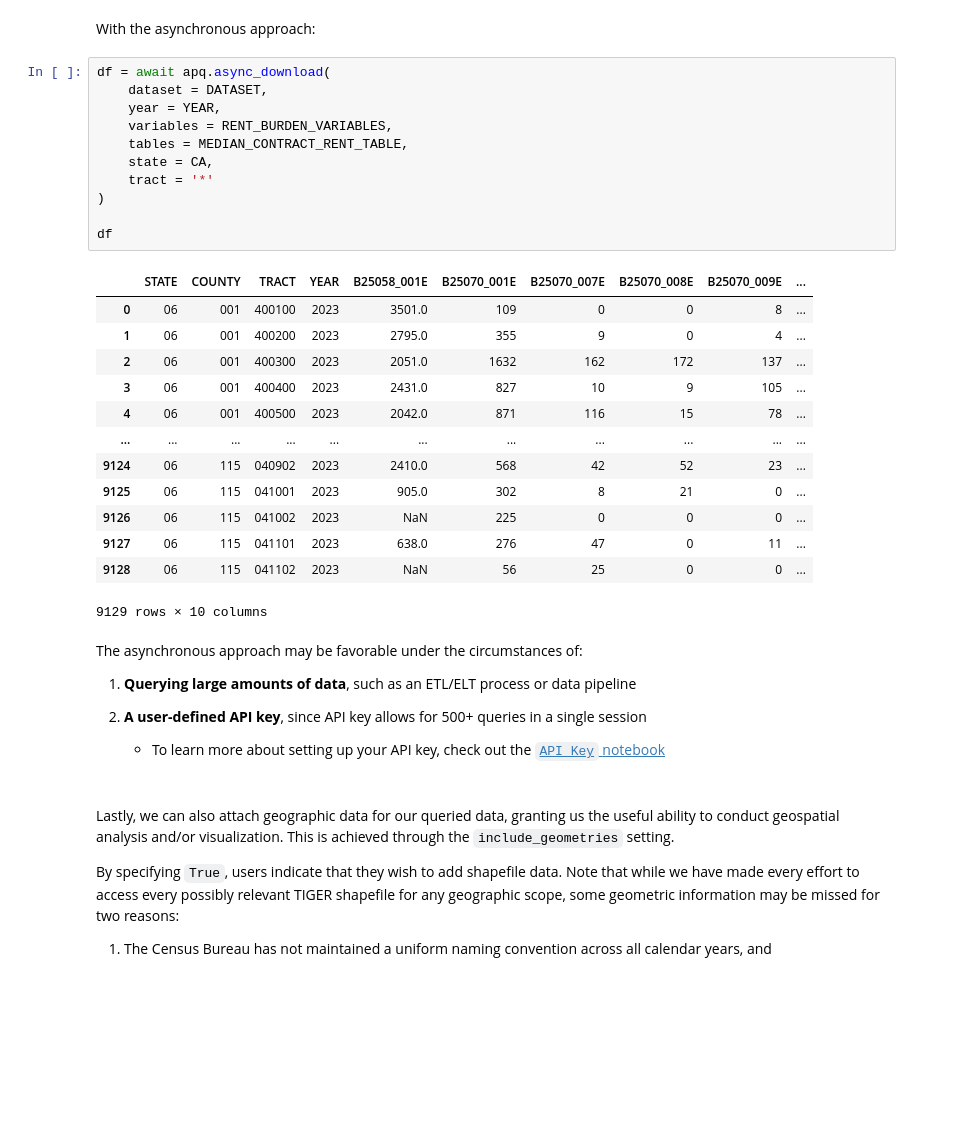
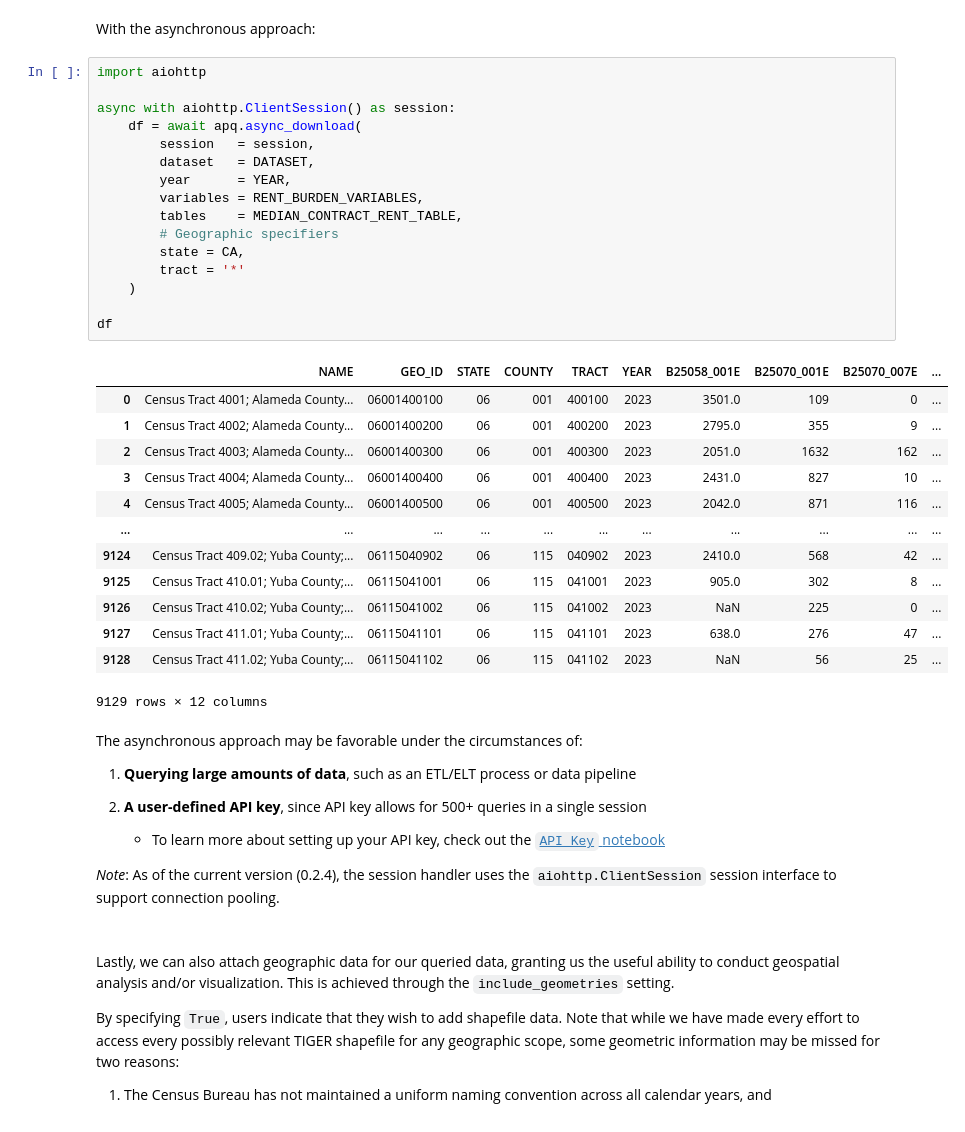
Before and after one commit to ramindersinghdubb/acspsuedo, a Jupyter notebook: notebooks/Querying_Data_ACS5_2023.ipynb, the cells around one changed output. Saved outputs shown, nothing was run; the diff lists cells and outputs as text; blank space fills up the shorter version.

```diff
--- a/notebooks/Querying_Data_ACS5_2023.ipynb
+++ b/notebooks/Querying_Data_ACS5_2023.ipynb
@@ -236,30 +237,35 @@ apq.download(
 # %% [markdown]
 With the asynchronous approach:
 # %%
-df = await apq.async_download(
-    dataset = DATASET,
-    year = YEAR,
-    variables = RENT_BURDEN_VARIABLES,
-    tables = MEDIAN_CONTRACT_RENT_TABLE,
-    state = CA,
-    tract = '*'
-)
+import aiohttp
+
+async with aiohttp.ClientSession() as session:
+    df = await apq.async_download(
+        session   = session,
+        dataset   = DATASET,
+        year      = YEAR,
+        variables = RENT_BURDEN_VARIABLES,
+        tables    = MEDIAN_CONTRACT_RENT_TABLE,
+        # Geographic specifiers
+        state = CA,
+        tract = '*'
+    )
 
 df
 # %% [output]
-|  | STATE | COUNTY | TRACT | YEAR | B25058_001E | B25070_001E | B25070_007E | B25070_008E | B25070_009E | ... |
-| 0 | 06 | 001 | 400100 | 2023 | 3501.0 | 109 | 0 | 0 | 8 | ... |
-| 1 | 06 | 001 | 400200 | 2023 | 2795.0 | 355 | 9 | 0 | 4 | ... |
-| 2 | 06 | 001 | 400300 | 2023 | 2051.0 | 1632 | 162 | 172 | 137 | ... |
-| 3 | 06 | 001 | 400400 | 2023 | 2431.0 | 827 | 10 | 9 | 105 | ... |
-| 4 | 06 | 001 | 400500 | 2023 | 2042.0 | 871 | 116 | 15 | 78 | ... |
+|  | NAME | GEO_ID | STATE | COUNTY | TRACT | YEAR | B25058_001E | B25070_001E | B25070_007E | ... |
+| 0 | Census Tract 4001; Alameda County... | 06001400100 | 06 | 001 | 400100 | 2023 | 3501.0 | 109 | 0 | ... |
+| 1 | Census Tract 4002; Alameda County... | 06001400200 | 06 | 001 | 400200 | 2023 | 2795.0 | 355 | 9 | ... |
+| 2 | Census Tract 4003; Alameda County... | 06001400300 | 06 | 001 | 400300 | 2023 | 2051.0 | 1632 | 162 | ... |
+| 3 | Census Tract 4004; Alameda County... | 06001400400 | 06 | 001 | 400400 | 2023 | 2431.0 | 827 | 10 | ... |
+| 4 | Census Tract 4005; Alameda County... | 06001400500 | 06 | 001 | 400500 | 2023 | 2042.0 | 871 | 116 | ... |
 | ... | ... | ... | ... | ... | ... | ... | ... | ... | ... | ... |
-| 9124 | 06 | 115 | 040902 | 2023 | 2410.0 | 568 | 42 | 52 | 23 | ... |
-| 9125 | 06 | 115 | 041001 | 2023 | 905.0 | 302 | 8 | 21 | 0 | ... |
-| 9126 | 06 | 115 | 041002 | 2023 | NaN | 225 | 0 | 0 | 0 | ... |
-| 9127 | 06 | 115 | 041101 | 2023 | 638.0 | 276 | 47 | 0 | 11 | ... |
-| 9128 | 06 | 115 | 041102 | 2023 | NaN | 56 | 25 | 0 | 0 | ... |
+| 9124 | Census Tract 409.02; Yuba County;... | 06115040902 | 06 | 115 | 040902 | 2023 | 2410.0 | 568 | 42 | ... |
+| 9125 | Census Tract 410.01; Yuba County;... | 06115041001 | 06 | 115 | 041001 | 2023 | 905.0 | 302 | 8 | ... |
+| 9126 | Census Tract 410.02; Yuba County;... | 06115041002 | 06 | 115 | 041002 | 2023 | NaN | 225 | 0 | ... |
+| 9127 | Census Tract 411.01; Yuba County;... | 06115041101 | 06 | 115 | 041101 | 2023 | 638.0 | 276 | 47 | ... |
+| 9128 | Census Tract 411.02; Yuba County;... | 06115041102 | 06 | 115 | 041102 | 2023 | NaN | 56 | 25 | ... |
-9129 rows × 10 columns
+9129 rows × 12 columns
 # %% [markdown]
 The asynchronous approach may be favorable under the circumstances of:
 
@@ -268,6 +274,9 @@ The asynchronous approach may be favorable under the circumstances of:
 
 2. **A user-defined API key**, since API key allows for 500+ queries in a single session
     - To learn more about setting up your API key, check out the [`API_Key` notebook](https://github.com/ramindersinghdubb/acspsuedo/blob/main/notebooks/API_Key.ipynb)
+
+
+*Note*: As of the current version (0.2.4), the session handler uses the `aiohttp.ClientSession` session interface to support connection pooling.
 # %% [markdown]
 <br>
 
```
Also changed, not shown: parts of 6 cells of this notebook, 8 other files.
